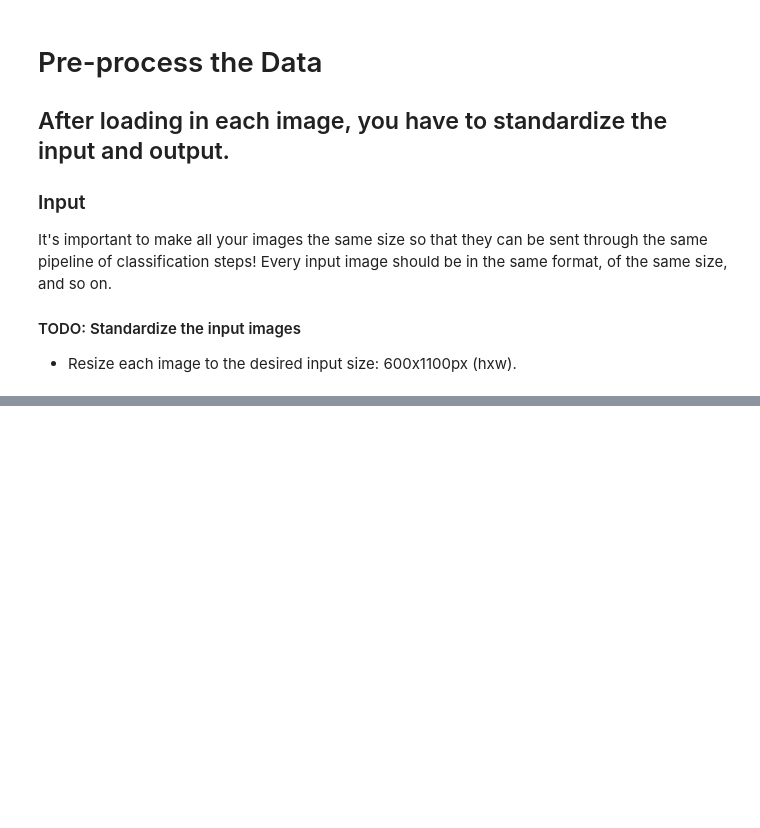
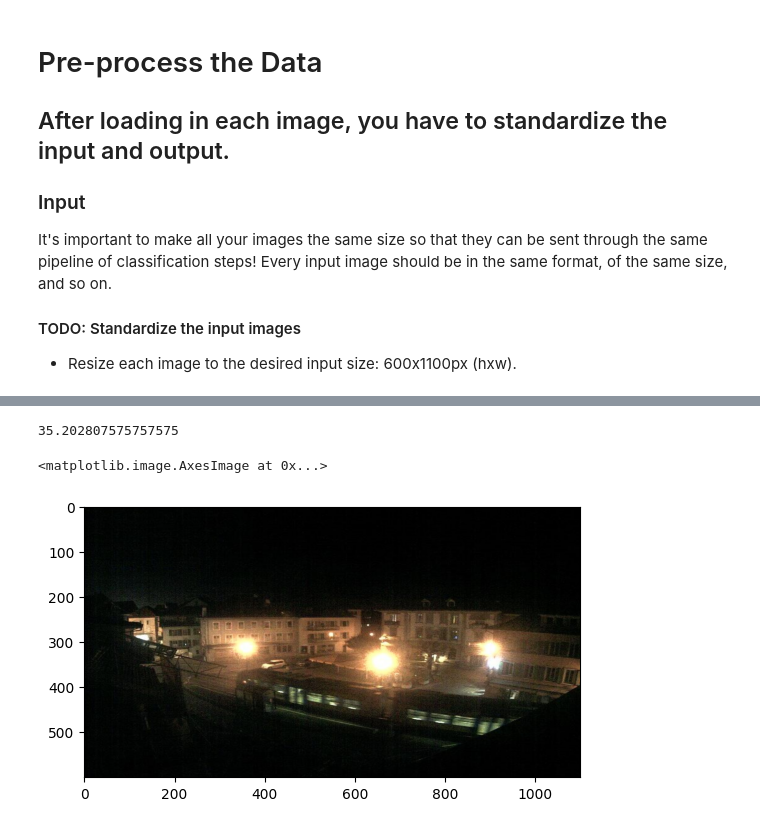
Before and after one commit to Achuthankrishna/Day_Night_Classifier, a Jupyter notebook: Day_Night_Classifier.ipynb, the cells around one changed output, grey strips where cells are left out. Drawn from its saved outputs; the diff is of its cells as text; code cells hidden in the pictures; blank space fills up the shorter version.

```diff
--- a/Day_Night_Classifier.ipynb
+++ b/Day_Night_Classifier.ipynb
@@ -88,0 +154,17 @@ def standard_input(image):
+# %%
+def brightness(image):
+    #rgb to hsv
+    rgb=cv2.cvtColor(image,cv2.COLOR_RGB2HSV)
+    val_sum=np.sum(rgb[:,:,2])
+    area=image.shape[0] *image.shape[1]
+    avg_br=val_sum/area
+
+    return avg_br
+# %%
+test=standard_input(Image_list[190][0])
+print(brightness(test))
+plt.imshow(test)
+# %% [output]
+35.202807575757575
+<matplotlib.image.AxesImage at 0x...>
+[figure, added]
```
Also changed, not shown: parts of 19 cells of this notebook.
